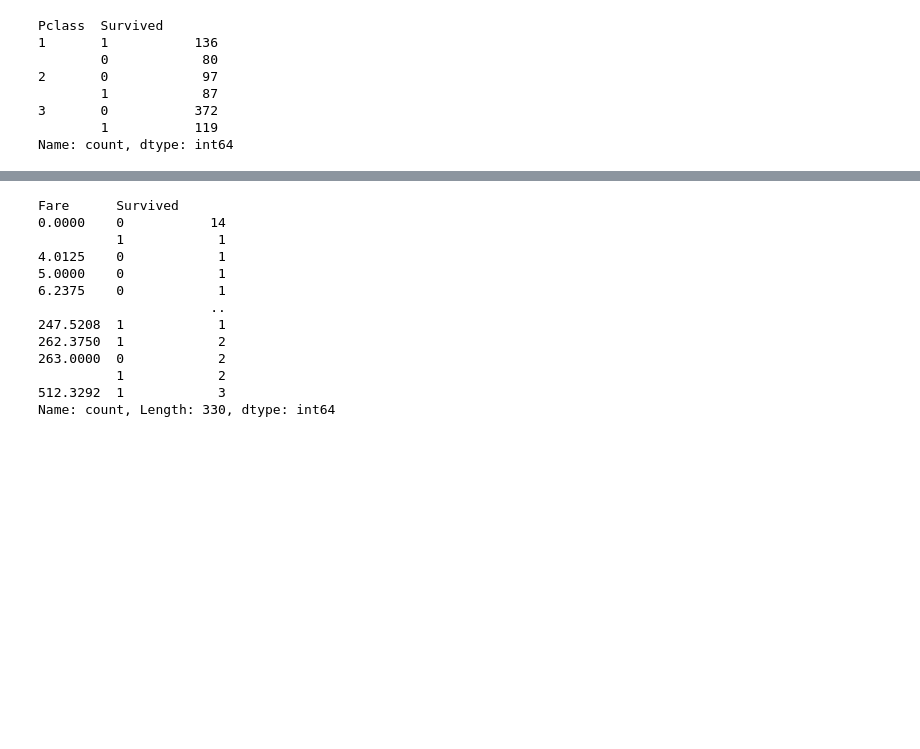
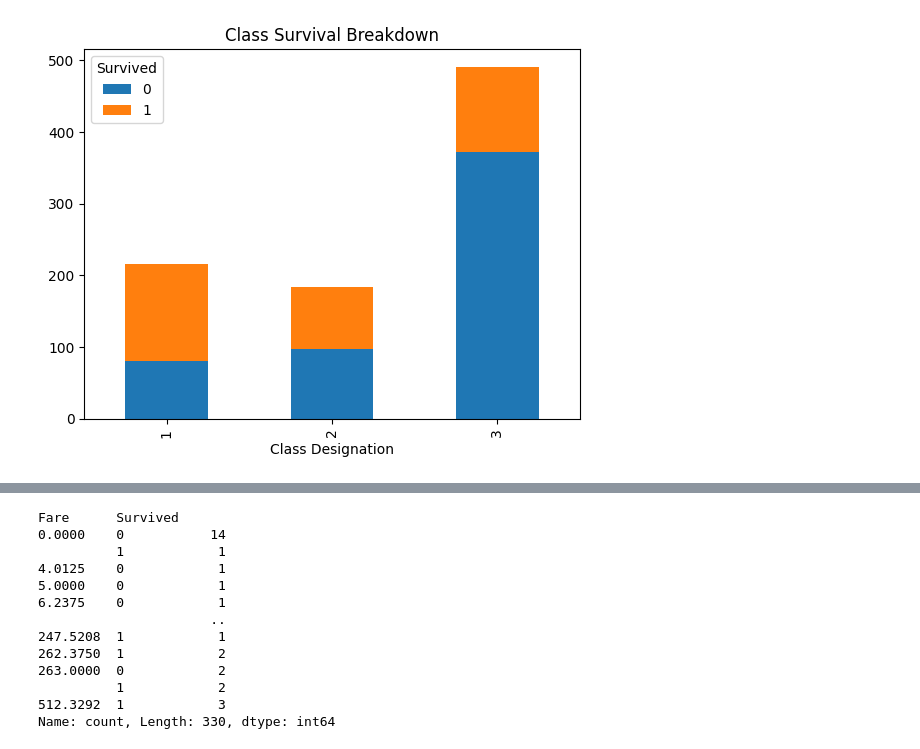
Before and after one commit to TonyGrif/titanic, a Jupyter notebook: eda/bivariate.ipynb, the cells around one changed output, grey strips where cells are left out. Saved outputs shown, nothing was run; the diff lists cells and outputs as text; code cells hidden in the pictures; blank space fills up the shorter version.

Commit message:
notebook(eda): add graphs to bivariate analysis to demonstrate relationships

```diff
--- a/eda/bivariate.ipynb
+++ b/eda/bivariate.ipynb
@@ -6,17 +6,12 @@ import pandas as pd
 df = pd.read_csv("../resources/train.csv")
 # %%
 # Class Survival Rate
-df[["Pclass", "Survived"]] \
+ax = df[["Pclass", "Survived"]] \
     .groupby("Pclass") \
-    .value_counts()
+    .value_counts() \
+    .unstack() \
+    .plot(kind="bar", stacked=True, title="Class Survival Breakdown", xlabel="Class Designation")
 # %% [output]
-Pclass  Survived
-1       1           136
-        0            80
-2       0            97
-        1            87
-3       0           372
-        1           119
-Name: count, dtype: int64
+[figure, added]
 # %%
 # Sex Survival Rate
```
Also changed, not shown: parts of 3 cells of this notebook.
